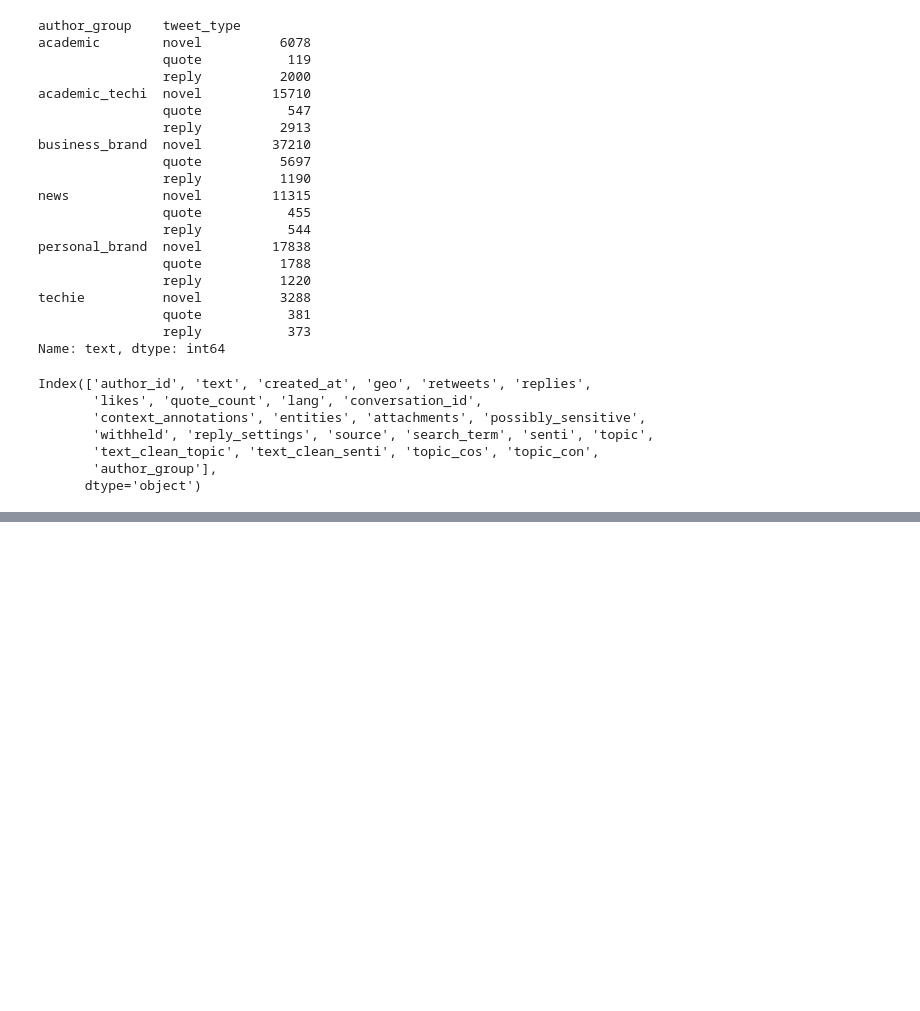
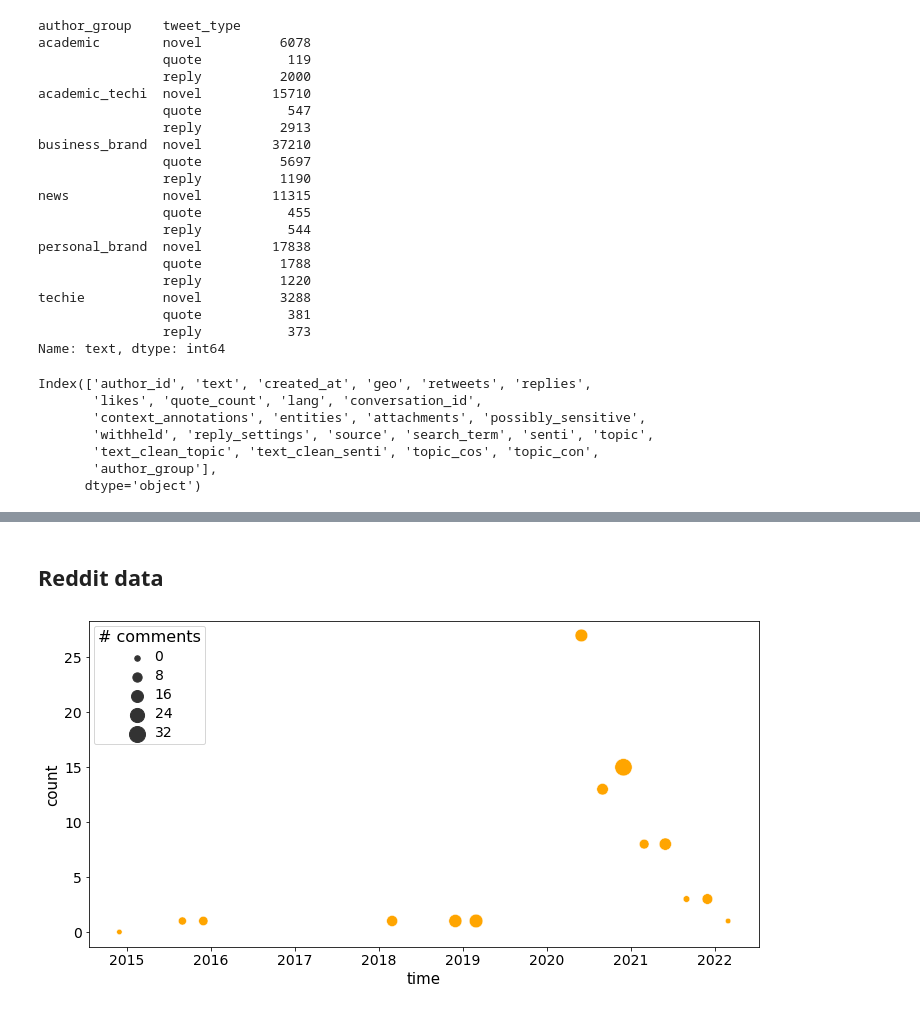
Before and after one commit to rakib062/edtech-scrape, a Jupyter notebook: paper-analysis.ipynb, the cells around one changed output, grey strips where cells are left out. Saved outputs shown, nothing was run; the diff lists cells and outputs as text; code cells hidden in the pictures; blank space fills up the shorter version.

```diff
--- a/paper-analysis.ipynb
+++ b/paper-analysis.ipynb
@@ -154,0 +386,31 @@ Index(['author_id', 'text', 'created_at', 'geo', 'retweets', 'replies',
+# %% [markdown]
+## Reddit data
+# %%
+labeled_df=pd.read_excel('priv-reddit-posts-labeled.xlsx')
+# %%
+import seaborn as sns
+
+plt.figure(figsize=(12,6))
+g = labeled_df.reset_index().set_index('created_utc').groupby(pd.Grouper(freq='3M'))#.count()#.plot()
+gdf = g.selftext.agg(['count'])
+gdf['num_comments'] = g.num_comments.mean()
+gdf.reset_index(inplace=True)
+ax = sns.scatterplot(
+        data=gdf, x='created_utc', y='count',  size="num_comments", marker='o', color='orange',#markers[code],
+        sizes=(30, 300), hue_norm=(0, 7)#, legend="full"
+    )
+
+plt.yticks(fontsize=tick_font)
+plt.xticks(fontsize=tick_font)
+plt.xlabel('time', fontsize=lbl_font)
+plt.ylabel('count', fontsize=lbl_font)
+
+sns.move_legend(ax, "upper left", title="# comments")
+plt.setp(ax.get_legend().get_texts(), fontsize=str(leg_font-2)) # for legend text
+plt.setp(ax.get_legend().get_title(), fontsize=str(leg_font)) # for legend title
+
+#, bbox_to_anchor=(.55, .45), title='Species')
+# plt.legend(title_fontsize=leg_font, fontsize=leg_font-2, fancybox=False, ncol=1)
+plt.show()
+# %% [output]
+[figure, added]
```
Also changed, not shown: parts of 28 cells of this notebook, 1 other file.
